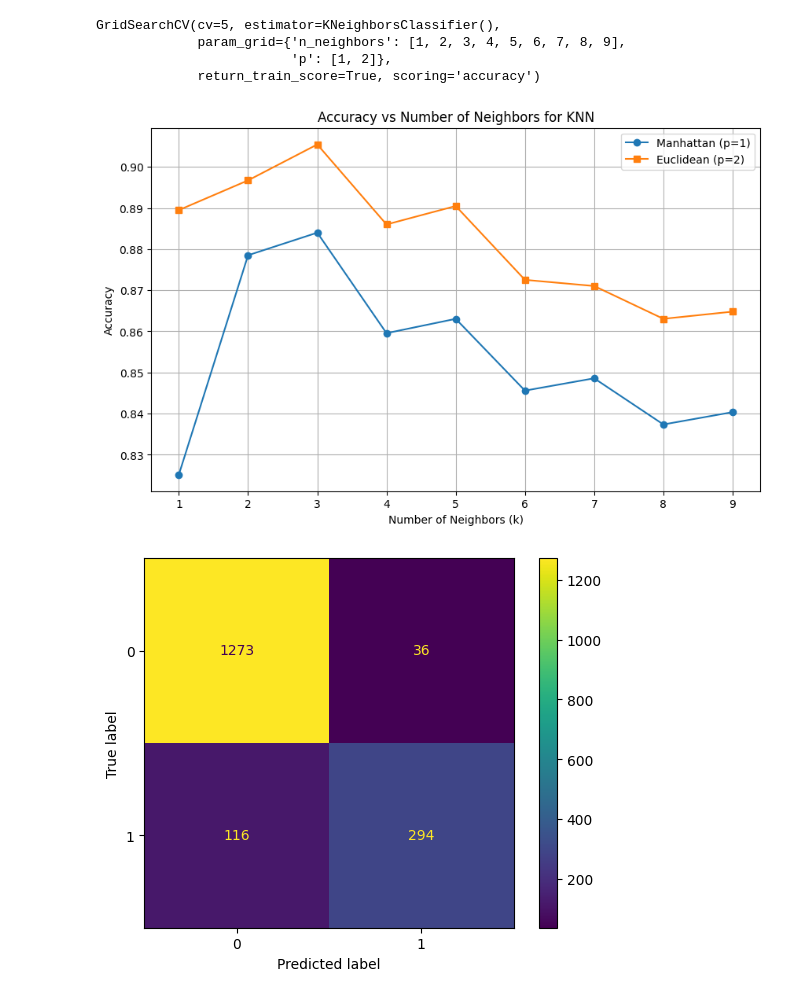
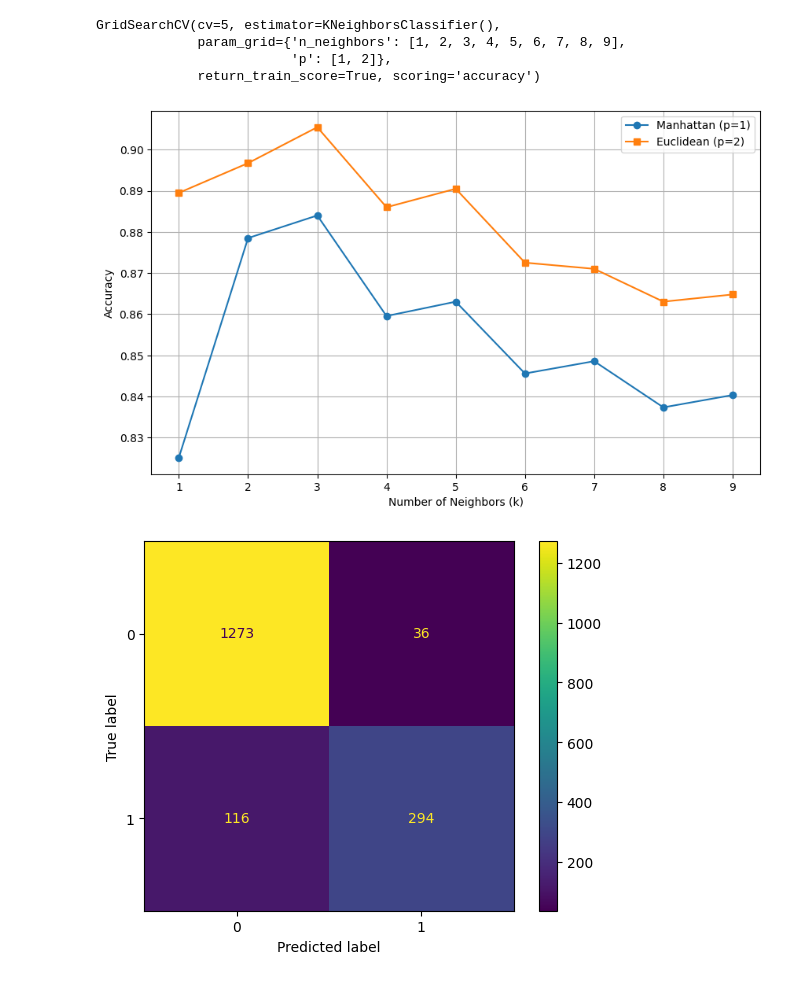
Before and after one commit to Wkuzmicz00/naive-bayes-classifier, a Jupyter notebook: notebooks/k-nearest-neighbours.ipynb, the cells around one changed output. Cells and saved outputs as stored; diff of their text form; code cells hidden in the pictures.

```diff
--- a/notebooks/k-nearest-neighbours.ipynb
+++ b/notebooks/k-nearest-neighbours.ipynb
@@ -1,11 +1,13 @@
 # %%
 import pandas as pd
+import matplotlib.pyplot as plt
+import numpy as np
+
 import pickle
-import matplotlib.pyplot as plt
-from sklearn.metrics import confusion_matrix
-from sklearn.model_selection import train_test_split
-from sklearn.neighbors import KNeighborsClassifier
-from sklearn.metrics import ConfusionMatrixDisplay, accuracy_score
+
+from sklearn.model_selection import train_test_split, cross_val_score
+from sklearn.naive_bayes import GaussianNB
+from sklearn.metrics import ConfusionMatrixDisplay, confusion_matrix, accuracy_score, f1_score, recall_score, precision_score
 
 
 with open('../data/X.pkl', 'rb') as file:
@@ -14,10 +16,7 @@ with open('../data/X.pkl', 'rb') as file:
 with open('../data/Y.pkl', 'rb') as file:
     y = pickle.load(file)
 
-train_length = int((7 * X.shape[0])/10)
-
-X_train, X_test = X[:train_length], X[train_length:]
-y_train, y_test = y[:train_length], y[train_length:]
+X_train, X_test, y_train, y_test = train_test_split(X, y, test_size=0.3, shuffle=False)
 # %%
 from sklearn.model_selection import GridSearchCV
 
@@ -38,25 +39,24 @@ GridSearchCV(cv=5, estimator=KNeighborsClassifier(),
 # %%
 results = grid_search.cv_results_
 
 mean_test_scores = results['mean_test_score']
 params = results['params']
 
 scores_p1 = [mean_test_scores[i] for i in range(len(params)) if params[i]['p'] == 1]
 scores_p2 = [mean_test_scores[i] for i in range(len(params)) if params[i]['p'] == 2]
 
 plt.figure(figsize=(10, 6))
 plt.plot(n_list, scores_p1, label='Manhattan (p=1)', marker='o')
 plt.plot(n_list, scores_p2, label='Euclidean (p=2)', marker='s')
 
 plt.xlabel('Number of Neighbors (k)')
 plt.ylabel('Accuracy')
-plt.title('Accuracy vs Number of Neighbors for KNN')
 plt.legend()
 plt.grid(True)
 plt.savefig('../results/knn_accuracy_plot.png', format='png')
 plt.show()
 # %% [output]
-[figure, old version]
+[figure, new version]
 # %%
 
 classificator = KNeighborsClassifier(n_neighbors = grid_search.best_params_['n_neighbors'], p=grid_search.best_params_['p'])
```
Also changed, not shown: parts of 3 cells of this notebook, 5 other files.
